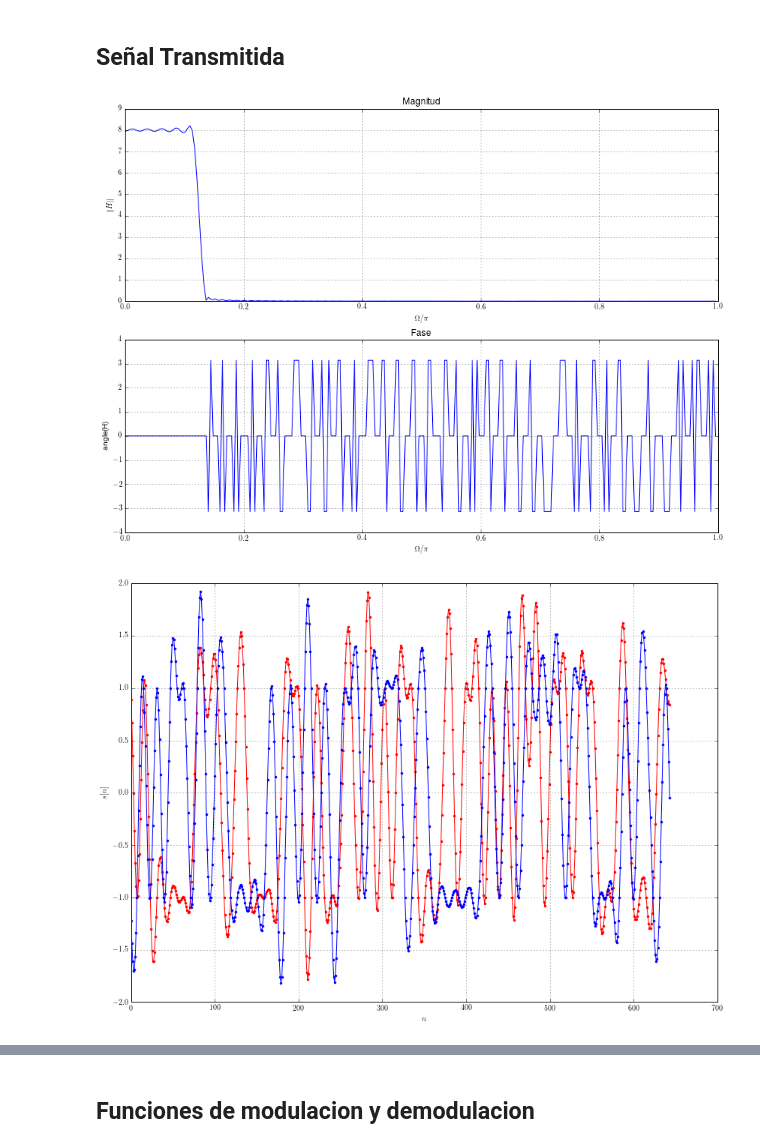
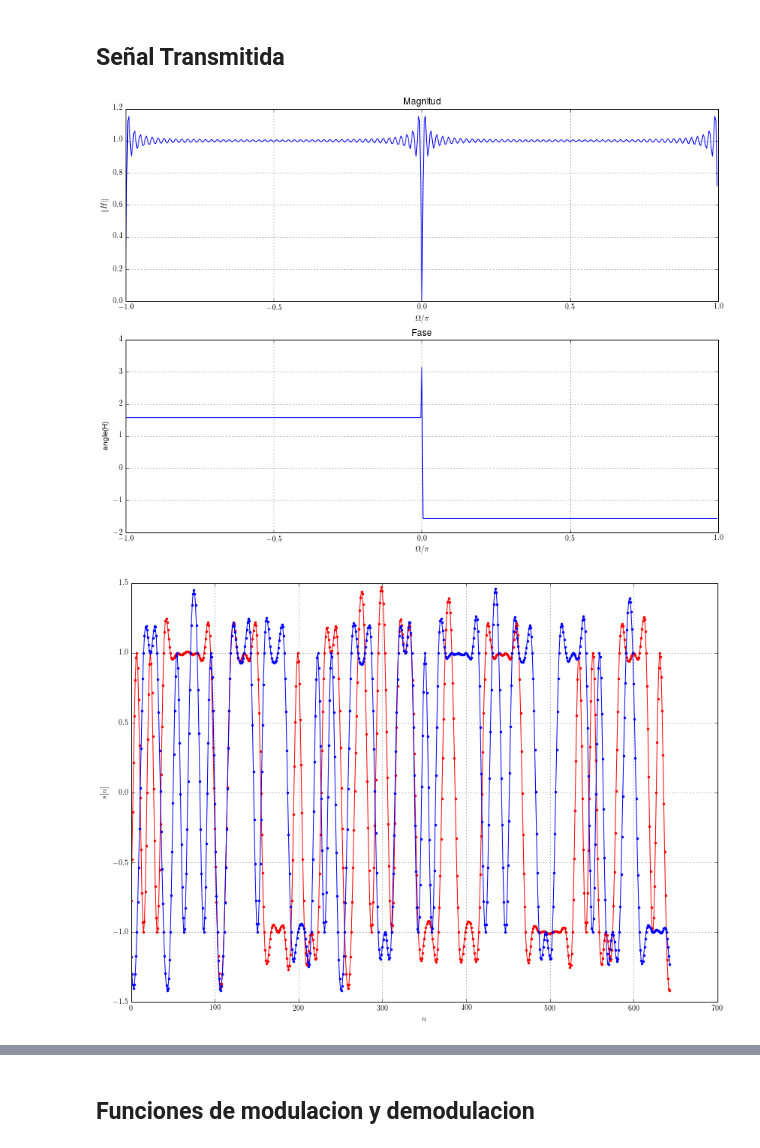
Before and after one commit to ataddei/CursoProcesosEstocasticos, a Jupyter notebook: Practico 2 Procesamiento Digital de Señales.ipynb, the cells around one changed output, grey strips where cells are left out. Cells and saved outputs as stored; diff of their text form; code cells hidden in the pictures.

```diff
--- a/Practico 2 Procesamiento Digital de Señales.ipynb
+++ b/Practico 2 Procesamiento Digital de Señales.ipynb
@@ -16,7 +16,7 @@ T = 1/fB; # Tiempo entre simbolos
 M = 8;  #Factor de sobremuestreo
 fs = fB*M;	# Sample rate
 
-beta = .5001#; %Factor de roll-off
+beta = .95001#; %Factor de roll-off
 L = 10;  # 2*L*M+1 es el largo del filtro sobremuestreado
 t = np.arange(-L,L,1./M)*T#[-L:1/M:L]*T;
 n_delay_filter = L*M# %Retardo del filtro
@@ -37,7 +36,7 @@ pl.draw()
 # %% [markdown]
 ## Transformador de Hilbert
 # %%
-Lf=1000;
+Lf=100;
 n=np.arange(-Lf,Lf,1);
 n_delay_Hilbert_filter = Lf; #Retardo del filtro de Hilbert
 fn = (2*np.sin(np.pi*n/2)**2)/(np.pi*n);
@@ -52,14 +51,14 @@ pl.draw()
 # %%
 def sweep_omega():
-    Omega = np.arange(0,1,1./2**8)*np.pi;
+    Omega = np.arange(-1,1,1./2**8)*np.pi;
     N = 1000;
     H_Mag=[]
     H_Fase=[]
     for omega in Omega:
         xn = [np.exp(np.complex(0,omega*n)) for n in xrange(N)];
-        yn = np.convolve(xn,gn);
+        yn = np.convolve(xn,fn);
         H_Mag.append( np.abs(yn[N/2]))
-        H_Fase.append(np.angle(yn[N/2]*np.conj(xn[N/2-n_delay_filter])))
+        H_Fase.append(np.angle(yn[N/2]*np.conj(xn[N/2-n_delay_Hilbert_filter])))
     return Omega,H_Mag,H_Fase
 Omega,H_Mag,H_Fase=sweep_omega()
 # %%
@@ -81,9 +83,12 @@ def plot_omega():
 # Generacion Simbolos Complejos
 # %%
 n_symbols = 1000;
-ak = [2*np.complex(np.random.randint(2),np.random.randint(2))-np.complex(1,1) for i in xrange(n_symbols)]
-xn= [np.complex(0,0) for i in xrange(M*n_symbols)]
-xn[::M]=ak
+def gen_symbols():
+    ak = [2*np.complex(np.random.randint(2),np.random.randint(2))-np.complex(1,1) for i in xrange(n_symbols)]
+    xn= [np.complex(0,0) for i in xrange(M*n_symbols)]
+    xn[::M]=ak
+    return xn
+xn=gen_symbols()
 # %%
 pl.subplot(2,1,1)
 pl.grid(True)
@@ -104,25 +109,25 @@ pl.draw()
 # %%
 def yn_convolve():
     return np.convolve(xn,gn,mode='full');
 
 def plot_time(sn):
     pl.figure()
     pl.plot(np.real(sn[(2*L*M+1):(2*L*M+1)*5]),'r.-');
     pl.plot(np.imag(sn[(2*L*M+1):(2*L*M+1)*5]),'.-');
     pl.ylabel('$s[n]$')
     pl.xlabel('$n$');
     pl.grid(True)
 
-beta=0.1
+beta=0.51
 sweep_omega()
 plot_omega()
 gn=gen_filter()
 yn=yn_convolve()
 plot_time(yn)
 pl.draw()
 # %% [output]
-[figure, old version]
+[figure, new version]
-[figure, old version]
+[figure, new version]
 # %%
 def plot_eye(sn):
     pl.figure()
```
Also changed, not shown: parts of 24 cells of this notebook, 1 other file.
